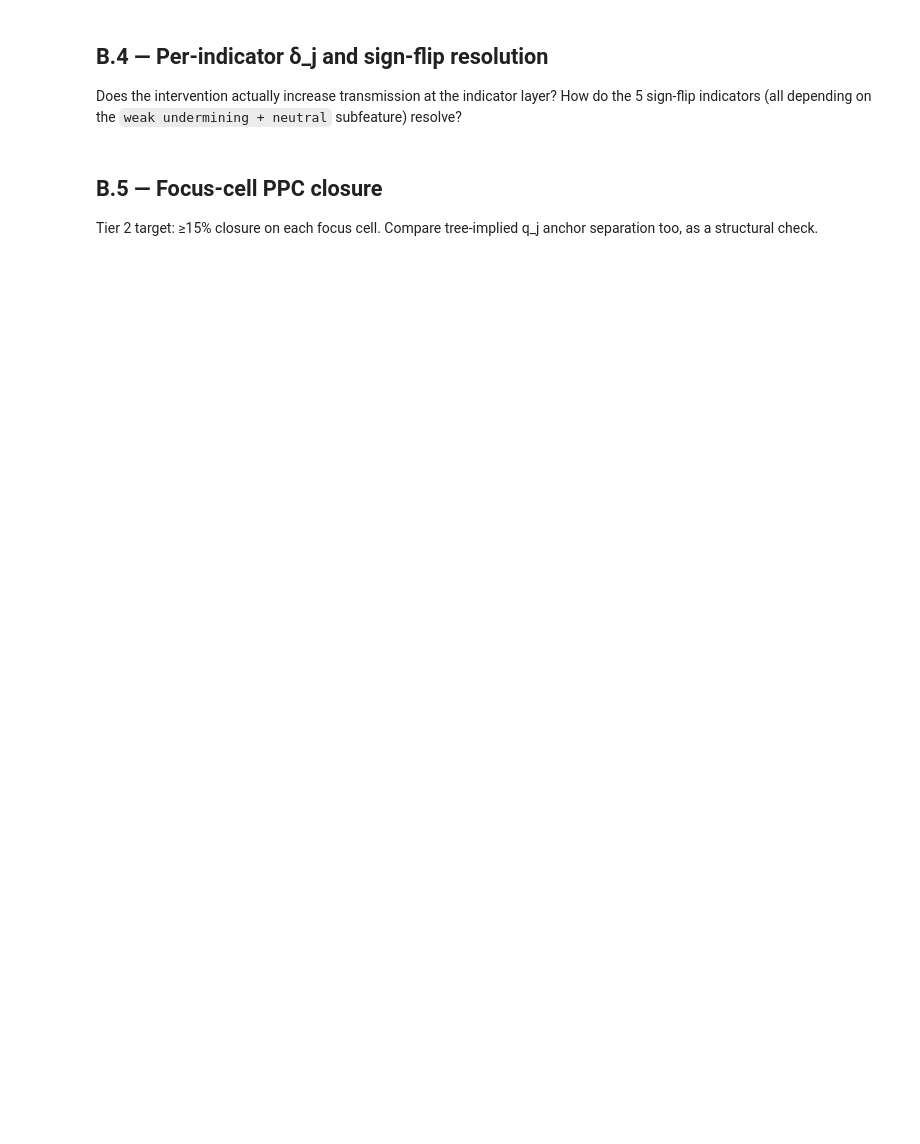
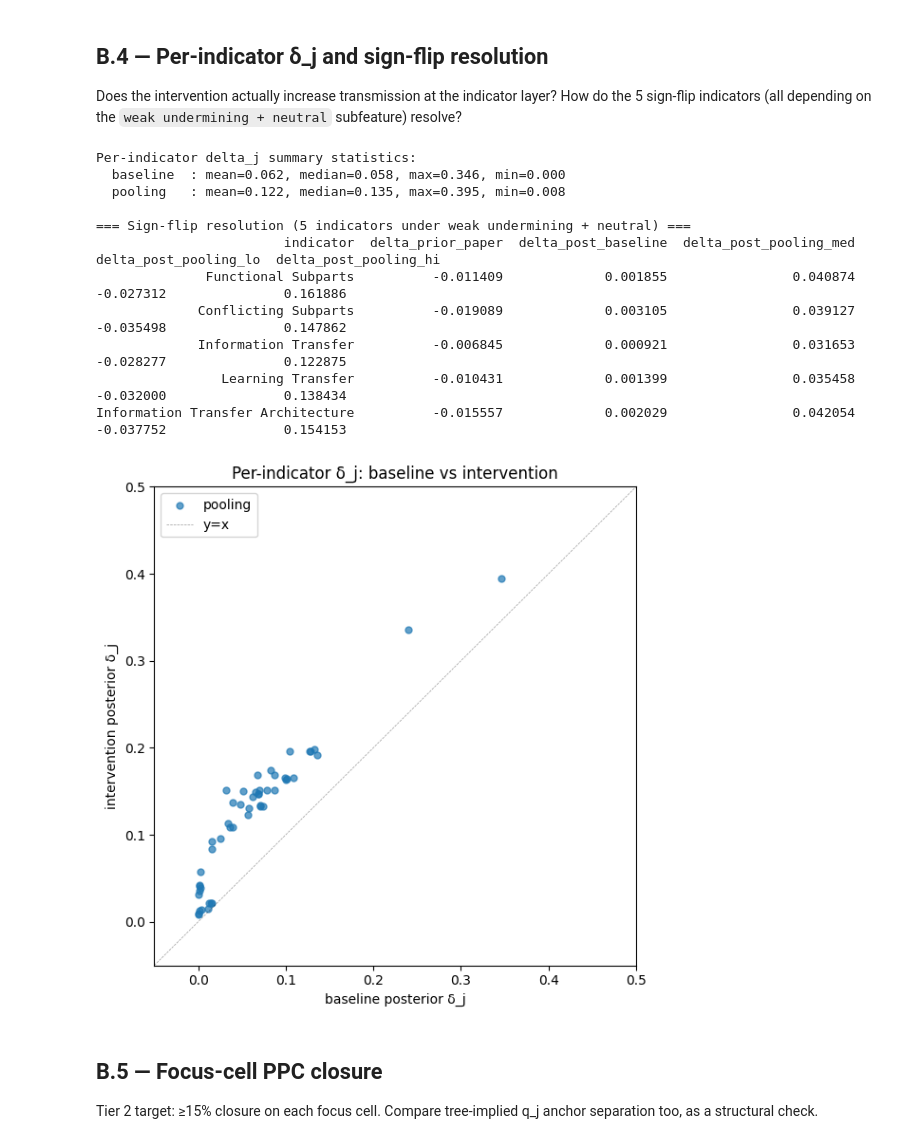
Before and after one commit to RyanJafefKelly/dcm-code, a Jupyter notebook: notebooks/18_gwt_tree_propagation.ipynb, the cells around one changed output. Cells and saved outputs as stored; diff of their text form; code cells hidden in the pictures; blank space fills up the shorter version.

```diff
--- a/notebooks/18_gwt_tree_propagation.ipynb
+++ b/notebooks/18_gwt_tree_propagation.ipynb
@@ -621,52 +641,68 @@ if 'pooling' in fits:
 Does the intervention actually increase transmission at the indicator layer? How do the 5 sign-flip indicators (all depending on the `weak undermining + neutral` subfeature) resolve?
 # %%
 from analyse_tree_pooling import per_indicator_delta_under_pooling, sign_flip_resolution_summary
-from gwt_reference_recovery_analysis import propagate_affine_indicator_coefficients, build_indicator_index
+from gwt_reference_recovery_analysis import propagate_affine_indicator_coefficients
 
-def _indicator_deltas(fit):
+def _indicator_deltas_paper(fit):
     intercepts, slopes, order = propagate_affine_indicator_coefficients(
         fit['idata'], fit['builder'], fit['stance']
     )
     return np.median(slopes, axis=0), order
 
+def _indicator_deltas_pool(fit):
+    intercepts, slopes, order = per_indicator_delta_under_pooling(
+        fit['idata'], fit['builder'], fit['stance']
+    )
+    return np.median(slopes, axis=0), order
+
+delta_base_med, order_base = _indicator_deltas_paper(fits['baseline'])
+delta_pool_med = None
+delta_gain_med = None
 if 'pooling' in fits:
-    delta_pool, order = per_indicator_delta_under_pooling(
-        fits['pooling']['idata'], fits['pooling']['builder'], fits['pooling']['stance']
-    )
-    delta_pool_med = np.median(delta_pool, axis=0)
-else:
-    delta_pool_med = None
-
-delta_base_med, order_base = _indicator_deltas(fits['baseline'])
-delta_gain_med = None
+    delta_pool_med, _ = _indicator_deltas_pool(fits['pooling'])
 if 'gain' in fits:
-    delta_gain_med, order_gain = _indicator_deltas(fits['gain'])
+    delta_gain_med, _ = _indicator_deltas_paper(fits['gain'])
 
 print('Per-indicator delta_j summary statistics:')
 for name, dm in [('baseline', delta_base_med), ('pooling', delta_pool_med), ('gain', delta_gain_med)]:
     if dm is not None:
-        print(f'  {name}: mean={dm.mean():.3f}, median={np.median(dm):.3f}, max={dm.max():.3f}, min={dm.min():.3f}')
+        print(f'  {name:<10}: mean={dm.mean():.3f}, median={np.median(dm):.3f}, max={dm.max():.3f}, min={dm.min():.3f}')
 
 # Scatter: baseline vs pooling
 if delta_pool_med is not None:
     fig, ax = plt.subplots(figsize=(6, 6))
-    ax.scatter(delta_base_med, delta_pool_med, s=25, alpha=0.7, color='#1f78b4')
+    ax.scatter(delta_base_med, delta_pool_med, s=25, alpha=0.7, color='#1f78b4', label='pooling')
+    if delta_gain_med is not None:
+        ax.scatter(delta_base_med, delta_gain_med, s=20, alpha=0.7, color='#e31a1c', marker='^', label='gain')
     lim = [-0.05, 0.5]
     ax.plot(lim, lim, 'k--', lw=0.5, alpha=0.4, label='y=x')
     ax.set_xlabel('baseline posterior δ_j')
-    ax.set_ylabel('pooling posterior δ_j')
-    ax.set_title('Per-indicator δ_j: baseline vs pooling')
+    ax.set_ylabel('intervention posterior δ_j')
+    ax.set_title('Per-indicator δ_j: baseline vs intervention')
     ax.set_xlim(lim); ax.set_ylim(lim)
     ax.legend()
     plt.tight_layout();
 
 if 'pooling' in fits:
     sfr = sign_flip_resolution_summary(
         fits['pooling']['idata'], fits['pooling']['builder'], fits['pooling']['stance']
     )
     print()
     print('=== Sign-flip resolution (5 indicators under weak undermining + neutral) ===')
     print(sfr[['indicator', 'delta_prior_paper', 'delta_post_baseline', 'delta_post_pooling_med', 'delta_post_pooling_lo', 'delta_post_pooling_hi']].to_string(index=False))
+# %% [output]
+Per-indicator delta_j summary statistics:
+  baseline  : mean=0.062, median=0.058, max=0.346, min=0.000
+  pooling   : mean=0.122, median=0.135, max=0.395, min=0.008
+
+=== Sign-flip resolution (5 indicators under weak undermining + neutral) ===
+                        indicator  delta_prior_paper  delta_post_baseline  delta_post_pooling_med  delta_post_pooling_lo  delta_post_pooling_hi
+              Functional Subparts          -0.011409             0.001855                0.040874              -0.027312               0.161886
+             Conflicting Subparts          -0.019089             0.003105                0.039127              -0.035498               0.147862
+             Information Transfer          -0.006845             0.000921                0.031653              -0.028277               0.122875
+                Learning Transfer          -0.010431             0.001399                0.035458              -0.032000               0.138434
+Information Transfer Architecture          -0.015557             0.002029                0.042054              -0.037752               0.154153
+[figure, added]
 # %% [markdown]
 ## B.5 — Focus-cell PPC closure
 
```
Also changed, not shown: parts of 5 cells of this notebook.
